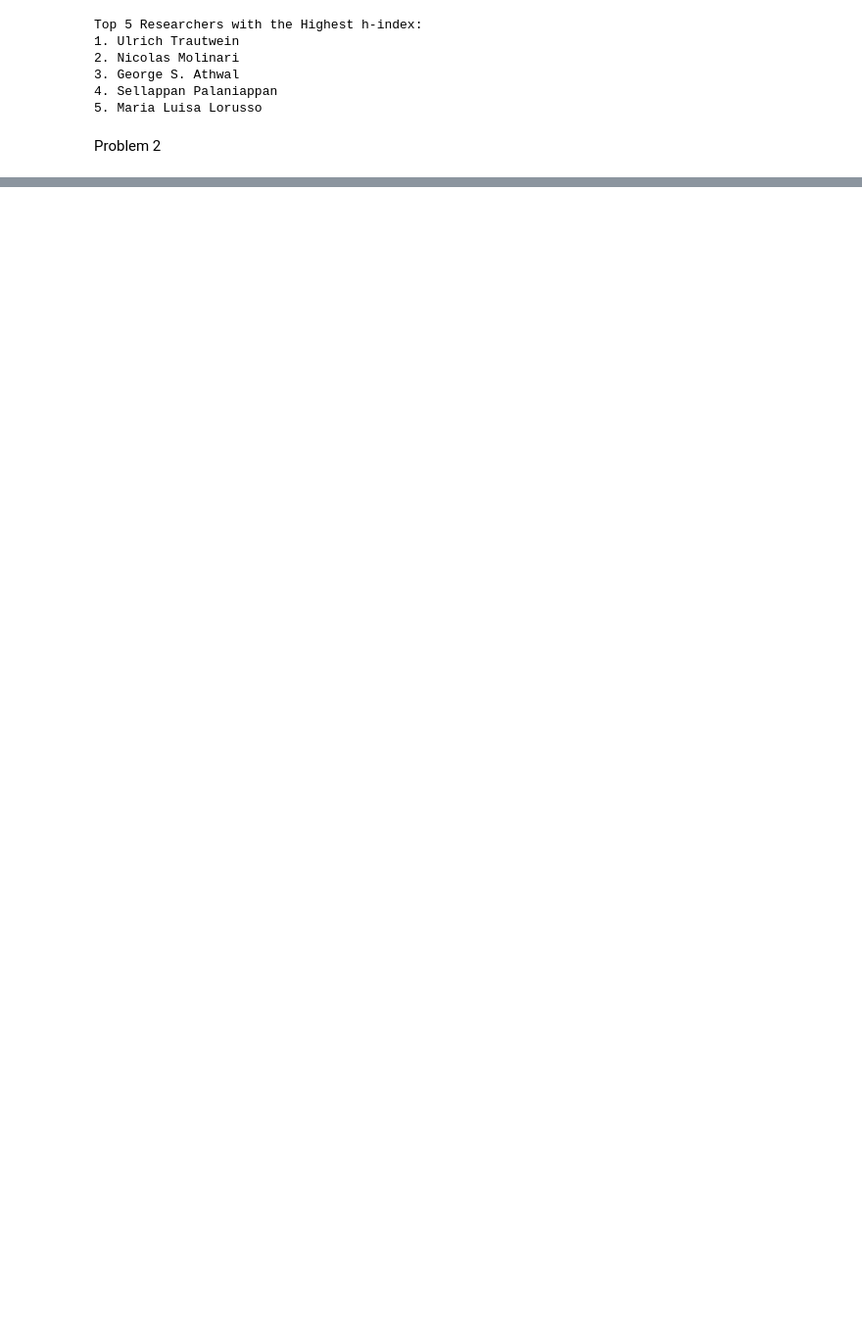
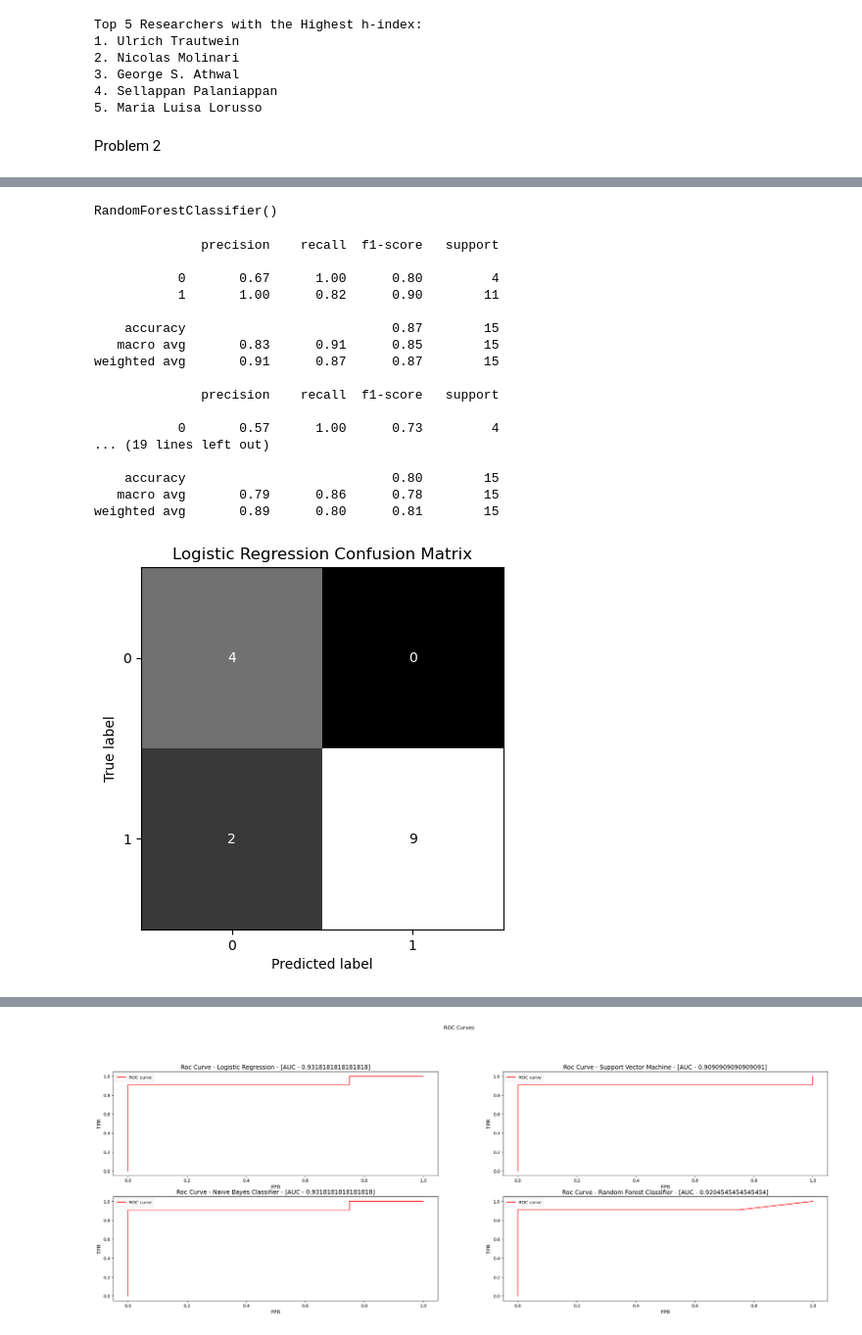
Before and after one commit to douglasta2024/Machine-Learning, a Jupyter notebook: Assignment 1.ipynb, the cells around one changed output, grey strips where cells are left out. Shown at 98% size. Drawn from its saved outputs; the diff is of its cells as text; code cells hidden in the pictures; blank space fills up the shorter version.

```diff
--- a/Assignment 1.ipynb
+++ b/Assignment 1.ipynb
@@ -151,0 +301,3 @@ Problem 2
+# %%
+x = x.to_numpy()
+y = y.to_numpy()
@@ -151,0 +326,75 @@ Problem 2
+# %%
+lc.fit(X_train, y_train)
+svc.fit(X_train, y_train)
+nbc.fit(X_train, y_train)
+rfc.fit(X_train, y_train)
+# %% [output]
+RandomForestClassifier()
+# %%
+y_lc_predicted = lc.predict(X_test)
+y_lc_pred_proba = lc.predict_proba(X_test)
+
+y_svc_predicted = svc.predict(X_test)
+y_svc_pred_proba = svc.predict_proba(X_test)
+
+y_nbc_predicted = nbc.predict(X_test)
+y_nbc_pred_proba = nbc.predict_proba(X_test)
+
+y_rfc_predicted = rfc.predict(X_test)
+y_rfc_pred_proba = rfc.predict_proba(X_test)
+# %%
+print(classification_report(y_test, y_lc_predicted))
+print(classification_report(y_test, y_svc_predicted))
+print(classification_report(y_test, y_nbc_predicted))
+print(classification_report(y_test, y_rfc_predicted))
+
+models = ['Logistic Regression', 'Support Vector Machine', 'Naive Bayes Classifier', 'Random Forest Classifier']
+predictions = [y_lc_predicted, y_svc_predicted, y_nbc_predicted, y_rfc_predicted]
+pred_probabilities = [y_lc_pred_proba, y_svc_pred_proba, y_nbc_pred_proba, y_rfc_pred_proba]
+
+plot = 1
+
+for model, prediction, pred_proba in zip(models, predictions, pred_probabilities):
+    disp = ConfusionMatrixDisplay(confusion_matrix(y_test.ravel(), prediction))
+    disp.plot(
+        include_values=True,
+        cmap='gray',
+        colorbar=False
+    )
+    disp.ax_.set_title(f"{model} Confusion Matrix")
+
+plt.figure(figsize=(30, 15))
+plt.suptitle("ROC Curves")
+plot_index = 1
+
+for model, prediction, pred_proba in zip(models, predictions, pred_probabilities):
+    fpr, tpr, thresholds = roc_curve(y_test, pred_proba[:, 1])
+    auc_score = auc(fpr, tpr)
+    plt.subplot(3, 2, plot_index)
+    plt.plot(fpr, tpr, 'r', label='ROC curve')
+    # pyplot.figure(figsize=(5, 5))
+    plt.title(f'Roc Curve - {model} - [AUC - {auc_score}]', fontsize=14)
+    plt.xlabel('FPR', fontsize=12)
+    plt.ylabel('TPR', fontsize=12)
+    plt.legend()
+    plot_index += 1
+plt.show()
+# %% [output]
+              precision    recall  f1-score   support
+
+           0       0.67      1.00      0.80         4
+           1       1.00      0.82      0.90        11
+
+    accuracy                           0.87        15
+   macro avg       0.83      0.91      0.85        15
+weighted avg       0.91      0.87      0.87        15
+
+              precision    recall  f1-score   support
+
+           0       0.57      1.00      0.73         4
+... (19 lines left out)
+
+    accuracy                           0.80        15
+   macro avg       0.79      0.86      0.78        15
+weighted avg       0.89      0.80      0.81        15
+[figure, added]
@@ -151,0 +404 @@ Problem 2
+[figure, added]
```
Also changed, not shown: parts of 30 cells of this notebook.
